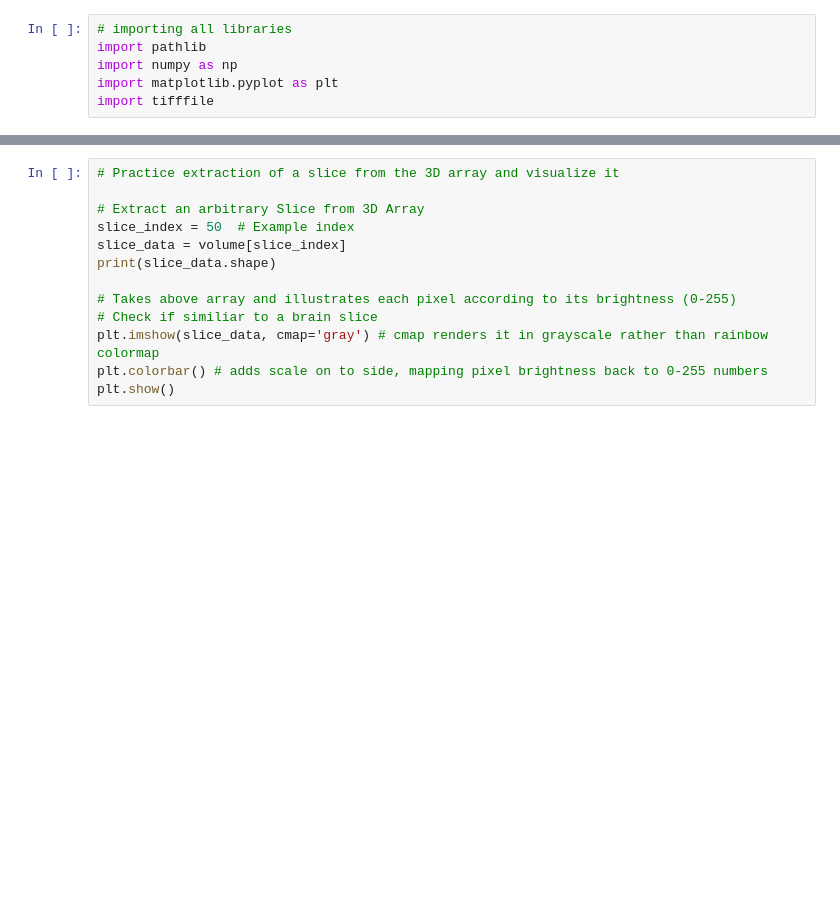
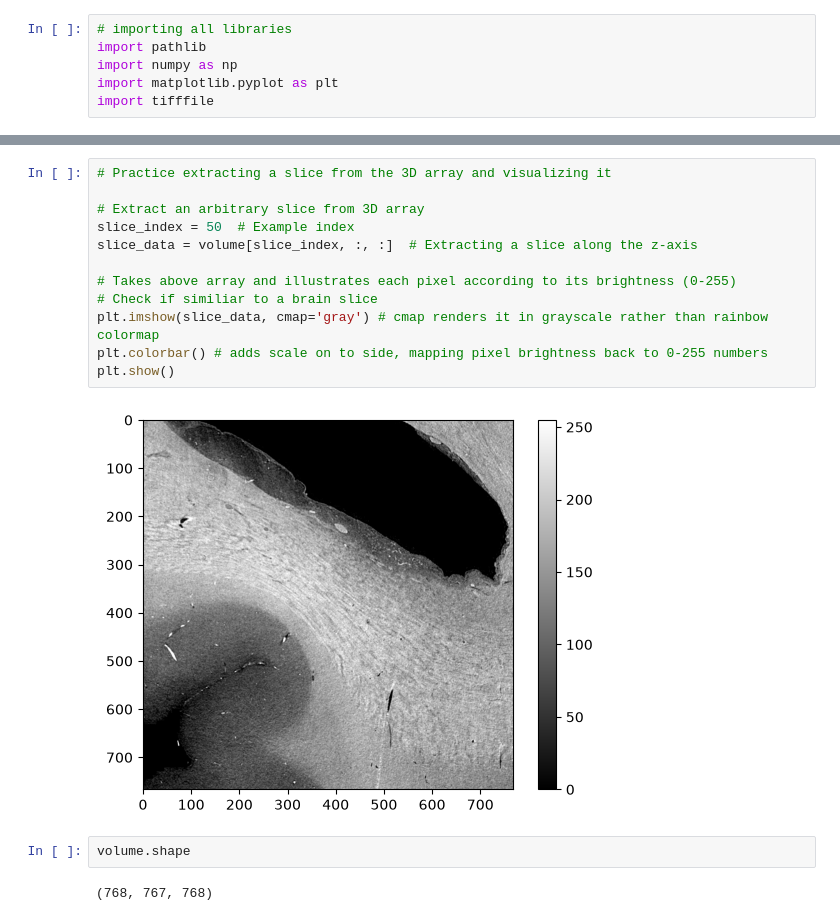
Before and after one commit to 1ssot0pe/HiP-CT_Structure_Tensor, a Jupyter notebook: Structure Tensor Extraction.ipynb, the cells around one changed output, grey strips where cells are left out. Saved outputs shown, nothing was run; the diff lists cells and outputs as text; blank space fills up the shorter version.

```diff
--- a/Structure Tensor Extraction.ipynb
+++ b/Structure Tensor Extraction.ipynb
@@ -33,13 +42,18 @@ print(volume.shape, volume.dtype)
 # %%
-# Practice extraction of a slice from the 3D array and visualize it
+# Practice extracting a slice from the 3D array and visualizing it
 
-# Extract an arbitrary Slice from 3D Array
+# Extract an arbitrary slice from 3D array
 slice_index = 50  # Example index
-slice_data = volume[slice_index]
-print(slice_data.shape)
+slice_data = volume[slice_index, :, :]  # Extracting a slice along the z-axis
 
 # Takes above array and illustrates each pixel according to its brightness (0-255)
 # Check if similiar to a brain slice
 plt.imshow(slice_data, cmap='gray') # cmap renders it in grayscale rather than rainbow colormap
 plt.colorbar() # adds scale on to side, mapping pixel brightness back to 0-255 numbers
 plt.show()
+# %% [output]
+[figure, added]
+# %%
+volume.shape
+# %% [output]
+(768, 767, 768)
```
Also changed, not shown: parts of 12 cells of this notebook.
